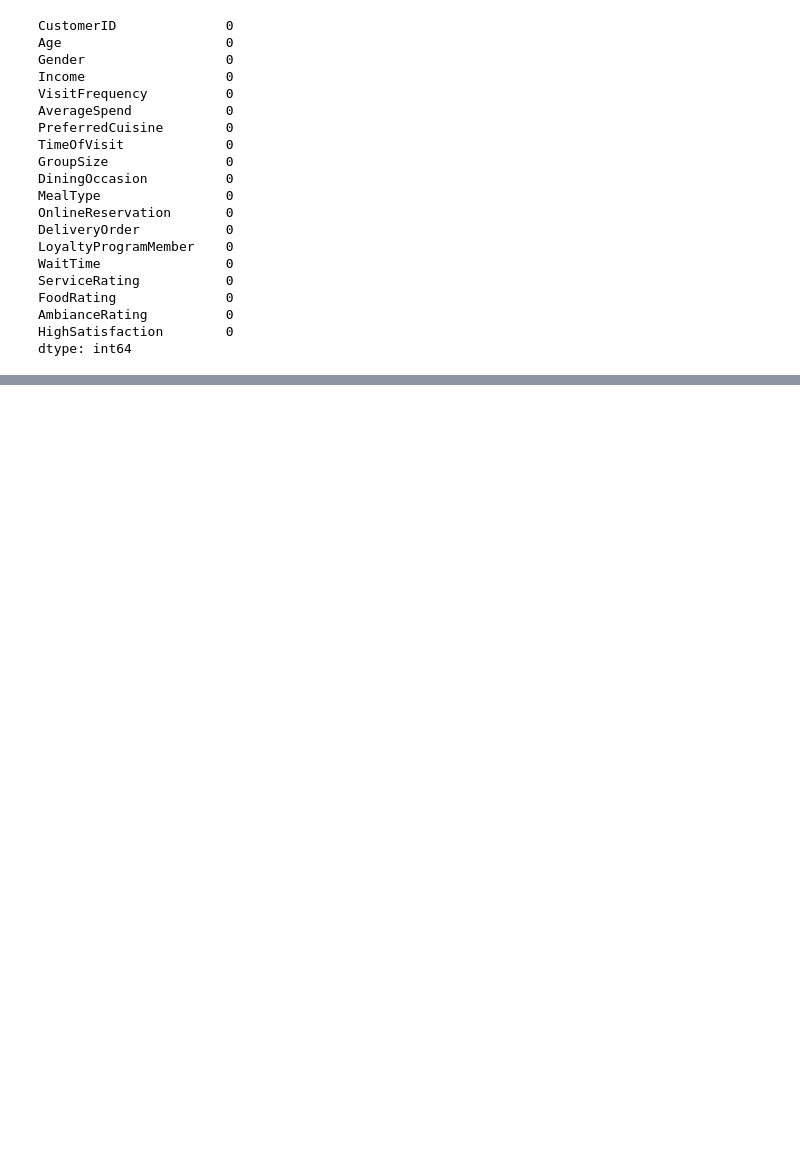
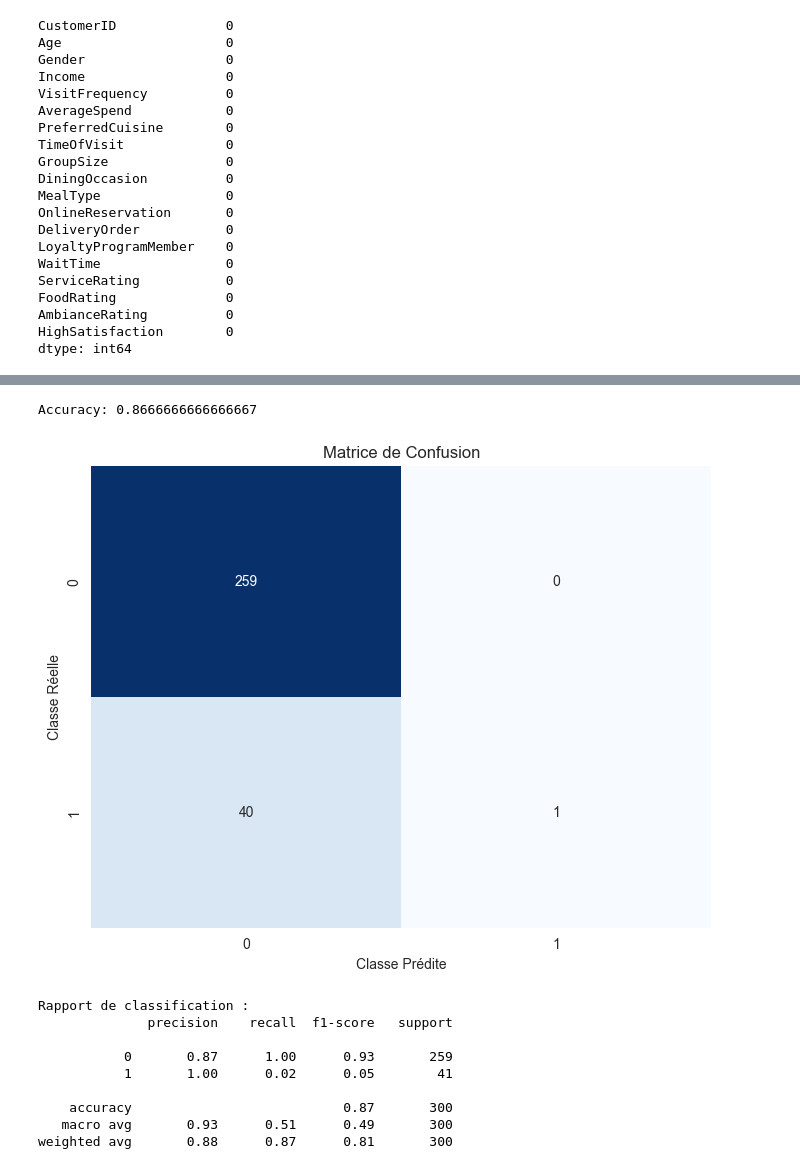
Before and after one commit to UlrichMakindi/Data_Analyst_Portfolio, a Jupyter notebook: Projet 4 - Restaurant customers satisfaction /restaurant_customers_satisfaction.ipynb, the cells around one changed output, grey strips where cells are left out. Saved outputs shown, nothing was run; the diff lists cells and outputs as text; code cells hidden in the pictures; blank space fills up the shorter version.

Commit message:
machine learning matrice de confusion non conluante à revoir

```diff
--- a/Projet 4 - Restaurant customers satisfaction /restaurant_customers_satisfaction.ipynb
+++ b/Projet 4 - Restaurant customers satisfaction /restaurant_customers_satisfaction.ipynb
@@ -293,0 +133,53 @@ plt.show()
+# %%
+### Choix de la cible de l'algorithme
+
+y = df_encoded['HighSatisfaction']
+X = df_encoded.drop(['HighSatisfaction', 'CustomerID'], axis = 1)
+# %%
+### Separation du jeu d'entrainement et du jeu de test
+
+from sklearn.model_selection import train_test_split
+
+X_train, X_test, y_train, y_test = train_test_split(X, y, test_size=0.2, random_state=42)
+# %%
+### Entraienemnt du model
+from sklearn.ensemble import RandomForestClassifier
+from sklearn.metrics import accuracy_score, confusion_matrix, classification_report
+import seaborn as sns
+import matplotlib.pyplot as plt
+
+# Entraînement du modèle RandomForest
+model = RandomForestClassifier(n_estimators=100, max_depth=5, random_state=42)
+model.fit(X_train, y_train)
+
+# Prédiction sur les données de test
+y_pred = model.predict(X_test)
+
+# Calcul de l'accuracy
+accuracy = accuracy_score(y_test, y_pred)
+print('Accuracy:', accuracy)
+
+# Affichage de la matrice de confusion
+conf_matrix = confusion_matrix(y_test, y_pred)
+plt.figure(figsize=(8, 6))
+sns.heatmap(conf_matrix, annot=True, fmt='g', cmap='Blues', cbar=False)
+plt.title('Matrice de Confusion')
+plt.xlabel('Classe Prédite')
+plt.ylabel('Classe Réelle')
+plt.show()
+
+# Rapport de classification pour plus de métriques (précision, rappel, F1-score)
+print("\nRapport de classification :")
+print(classification_report(y_test, y_pred))
+# %% [output]
+Accuracy: 0.8666666666666667
+[figure, added]
+Rapport de classification :
+              precision    recall  f1-score   support
+
+           0       0.87      1.00      0.93       259
+           1       1.00      0.02      0.05        41
+
+    accuracy                           0.87       300
+   macro avg       0.93      0.51      0.49       300
+weighted avg       0.88      0.87      0.81       300
```
Also changed, not shown: parts of 10 cells of this notebook.
